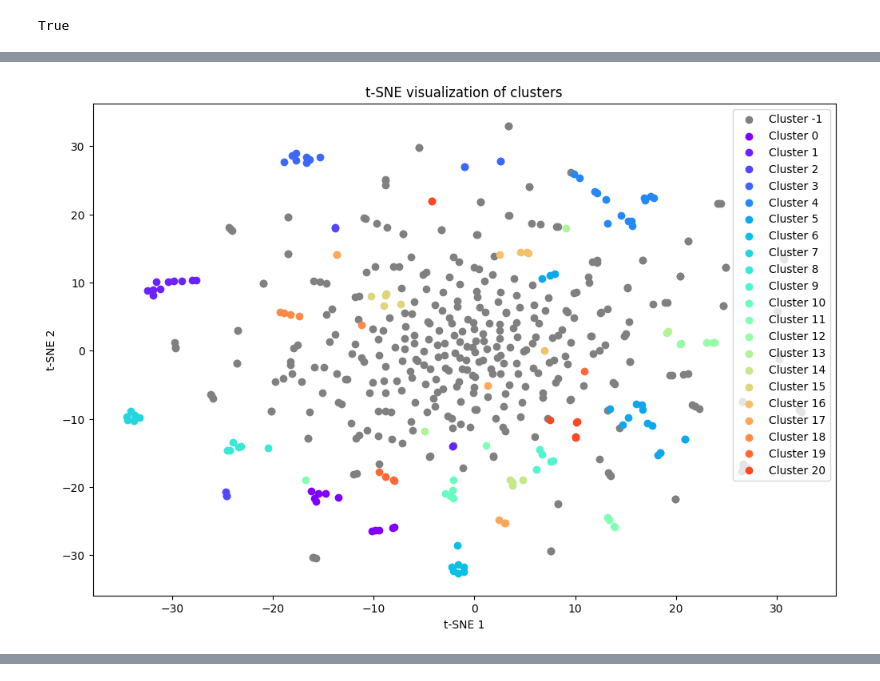
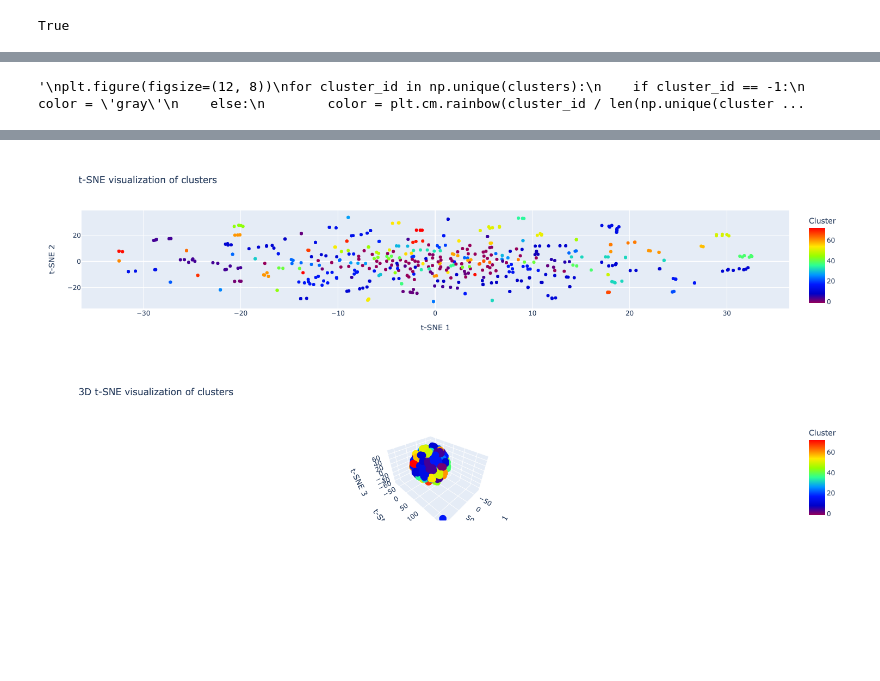
Before and after one commit to Marcel-aka-Satum/ProgrammingProjectDatabases, a Jupyter notebook: Backend/Database/article_clustering.ipynb, the cells around one changed output, grey strips where cells are left out. Drawn from its saved outputs; the diff is of its cells as text; code cells hidden in the pictures; blank space fills up the shorter version.

Commit message:
Added functionality for verifying the optimal eps parameter for the DBSCAN algo, made a cool 3d interactive graph for exploring the clustered database of articles.

```diff
--- a/Backend/Database/article_clustering.ipynb
+++ b/Backend/Database/article_clustering.ipynb
@@ -70,6 +132,6 @@ X_reduced = svd.fit_transform(X_tfidf)
 # %%
 # Apply DBSCAN algorithm
-dbscan = DBSCAN(eps=0.5, min_samples=5, metric='cosine')
+dbscan = DBSCAN(eps=0.55, min_samples=2, metric='cosine')
 clusters = dbscan.fit_predict(X_reduced)
 # %%
 # Assign the cluster labels to the original DataFrame
@@ -133,6 +159,7 @@ import matplotlib.pyplot as plt
 tsne = TSNE(n_components=2, random_state=42)
 X_tsne = tsne.fit_transform(X_reduced)
 # %%
+"""
 plt.figure(figsize=(12, 8))
 for cluster_id in np.unique(clusters):
     if cluster_id == -1:
@@ -145,5 +172,6 @@ plt.xlabel('t-SNE 1')
 plt.ylabel('t-SNE 2')
 plt.title('t-SNE visualization of clusters')
 plt.show()
+"""
 # %% [output]
-[figure, removed]
+'\nplt.figure(figsize=(12, 8))\nfor cluster_id in np.unique(clusters):\n    if cluster_id == -1:\n        color = \'gray\'\n    else:\n        color = plt.cm.rainbow(cluster_id / len(np.unique(cluster ...
@@ -169,10 +194,10 @@ def split_text(text, max_length=50):
     return '<br>'.join(lines)
 # %%
 # Create a DataFrame with t-SNE data and cluster labels
-
+"""
 tsne_df = pd.DataFrame(X_tsne, columns=['t-SNE 1', 't-SNE 2'])
 tsne_df['Cluster'] = clusters
-tsne_df['Preprocessed'] = df['preprocessed'].apply(split_text)
+tsne_df['Preprocessed'] = df['Title'].apply(split_text)+ ' ' +df['Summary'].apply(split_text)
 
 
 # Create an interactive scatter plot
@@ -185,5 +210,5 @@ fig = px.scatter(tsne_df,
                  title='t-SNE visualization of clusters')
 
 # Show the plot
-fig.show()
+fig.show()"""
 # %% [output]
@@ -190,0 +215,25 @@ fig.show()
+[figure, added]
+# %%
+# Transform the reduced data into 3D t-SNE embeddings
+tsne_3d = TSNE(n_components=3, random_state=42)
+X_tsne_3d = tsne_3d.fit_transform(X_reduced)
+
+# Create a DataFrame with 3D t-SNE data and cluster labels
+tsne_df_3d = pd.DataFrame(X_tsne_3d, columns=['t-SNE 1', 't-SNE 2', 't-SNE 3'])
+tsne_df_3d['Cluster'] = clusters
+tsne_df_3d['Preprocessed'] = df['Title'].apply(split_text) + ' ' + df['Summary'].apply(split_text)
+
+# Create an interactive 3D scatter plot
+fig_3d = px.scatter_3d(tsne_df_3d,
+                       x='t-SNE 1',
+                       y='t-SNE 2',
+                       z='t-SNE 3',
+                       color='Cluster',
+                       hover_data=['Preprocessed'],
+                       color_continuous_scale=px.colors.sequential.Rainbow,
+                       title='3D t-SNE visualization of clusters')
+
+# Show the plot
+fig_3d.show()
+# %% [output]
+[figure, added]
```
Also changed, not shown: parts of 9 cells of this notebook, 1 other file.
